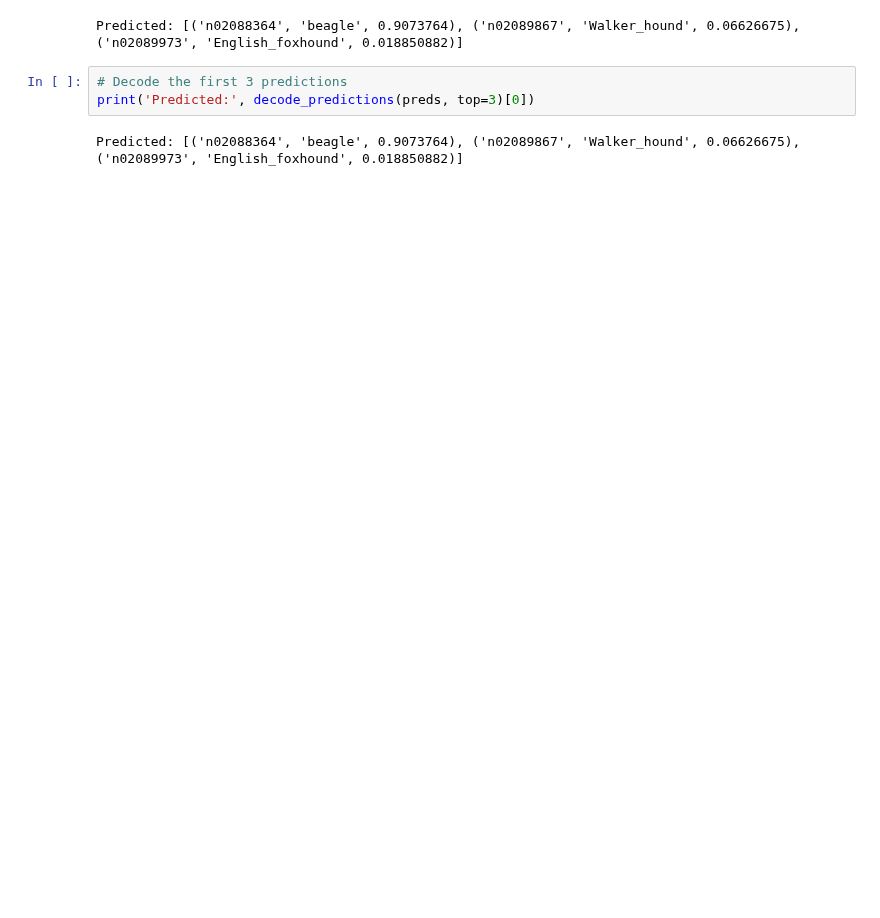
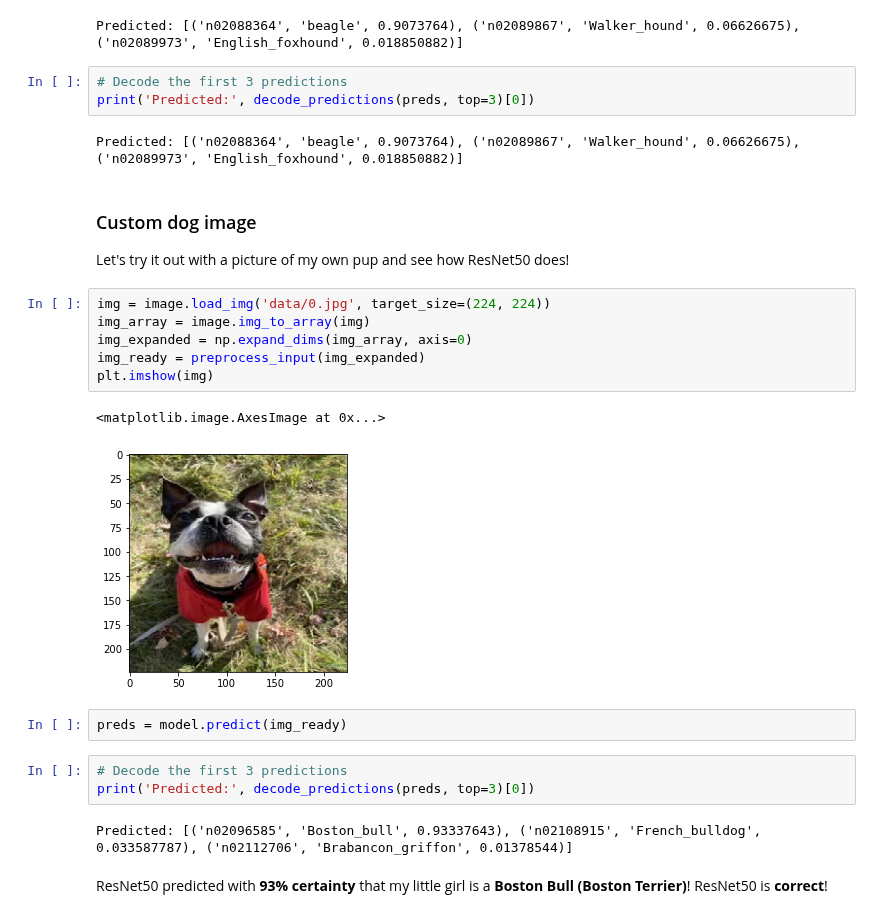
Before and after one commit to anmorgan24/Springboard, a Jupyter notebook: Keras/ResNet50/ResNet50.ipynb, the cells around one changed output. Saved outputs shown, nothing was run; the diff lists cells and outputs as text; blank space fills up the shorter version.

Commit message:
ResNet50 correctly identifies breed of my own pup git push

```diff
--- a/Keras/ResNet50/ResNet50.ipynb
+++ b/Keras/ResNet50/ResNet50.ipynb
@@ -78,3 +79,24 @@ Predicted: [('n02088364', 'beagle', 0.9073764), ('n02089867', 'Walker_hound', 0.
 print('Predicted:', decode_predictions(preds, top=3)[0])
 # %% [output]
 Predicted: [('n02088364', 'beagle', 0.9073764), ('n02089867', 'Walker_hound', 0.06626675), ('n02089973', 'English_foxhound', 0.018850882)]
+# %% [markdown]
+### Custom dog image
+Let's try it out with a picture of my own pup and see how ResNet50 does!
+# %%
+img = image.load_img('data/0.jpg', target_size=(224, 224))
+img_array = image.img_to_array(img)
+img_expanded = np.expand_dims(img_array, axis=0)
+img_ready = preprocess_input(img_expanded)
+plt.imshow(img)
+# %% [output]
+<matplotlib.image.AxesImage at 0x...>
+[figure, added]
+# %%
+preds = model.predict(img_ready)
+# %%
+# Decode the first 3 predictions
+print('Predicted:', decode_predictions(preds, top=3)[0])
+# %% [output]
+Predicted: [('n02096585', 'Boston_bull', 0.93337643), ('n02108915', 'French_bulldog', 0.033587787), ('n02112706', 'Brabancon_griffon', 0.01378544)]
+# %% [markdown]
+ResNet50 predicted with **93% certainty** that my little girl is a **Boston Bull (Boston Terrier)**! ResNet50 is **correct**!
```
Also changed, not shown: parts of 2 cells of this notebook, 1 other file.
